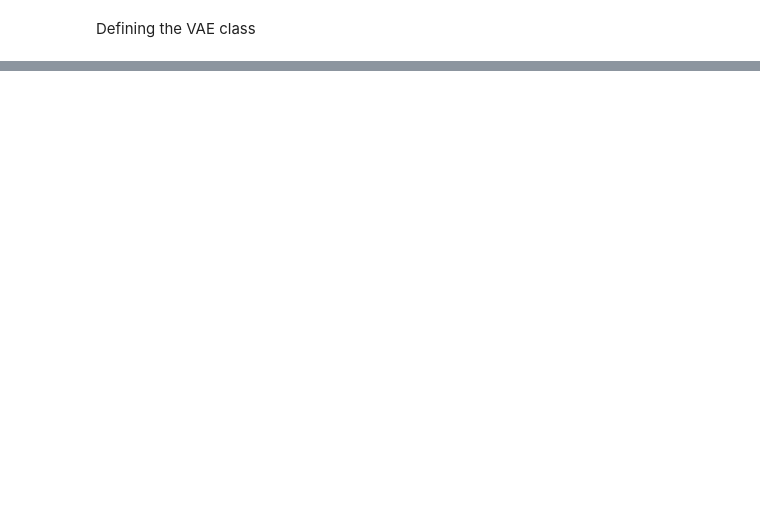
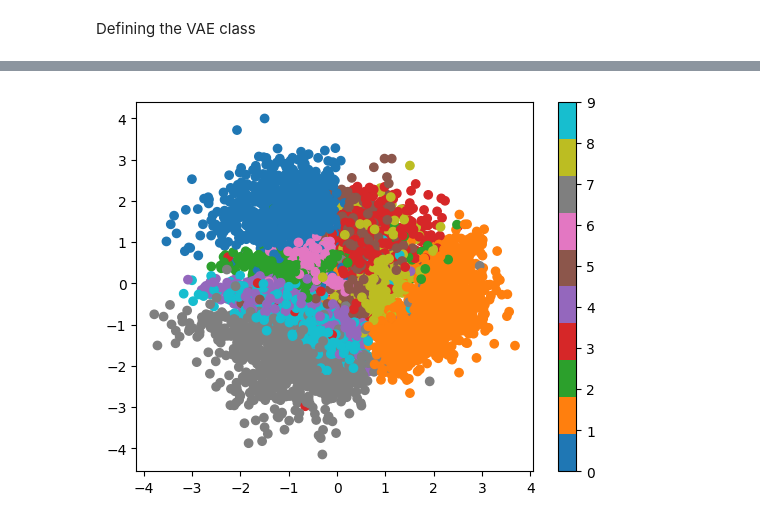
Before and after one commit to Mena-SA-Kamel/cell-features, a Jupyter notebook: VAE_implementation.ipynb, the cells around one changed output, grey strips where cells are left out. Cells and saved outputs as stored; diff of their text form; code cells hidden in the pictures; blank space fills up the shorter version.

```diff
--- a/VAE_implementation.ipynb
+++ b/VAE_implementation.ipynb
@@ -62 +171,13 @@ Defining the VAE class
+# %%
+def plot_latent(autoencoder, data, num_batches=100):
+    for i, (x, y) in enumerate(data):
+        z = autoencoder.encoder(x.to(device))
+        z = z.to('cpu').detach().numpy()
+        plt.scatter(z[:, 0], z[:, 1], c=y, cmap='tab10')
+        if i > num_batches:
+            plt.colorbar()
+            break
+plot_latent(vae, train_loader)
+# %% [output]
+[figure, added]
 # %%
```
Also changed, not shown: parts of 10 cells of this notebook.
